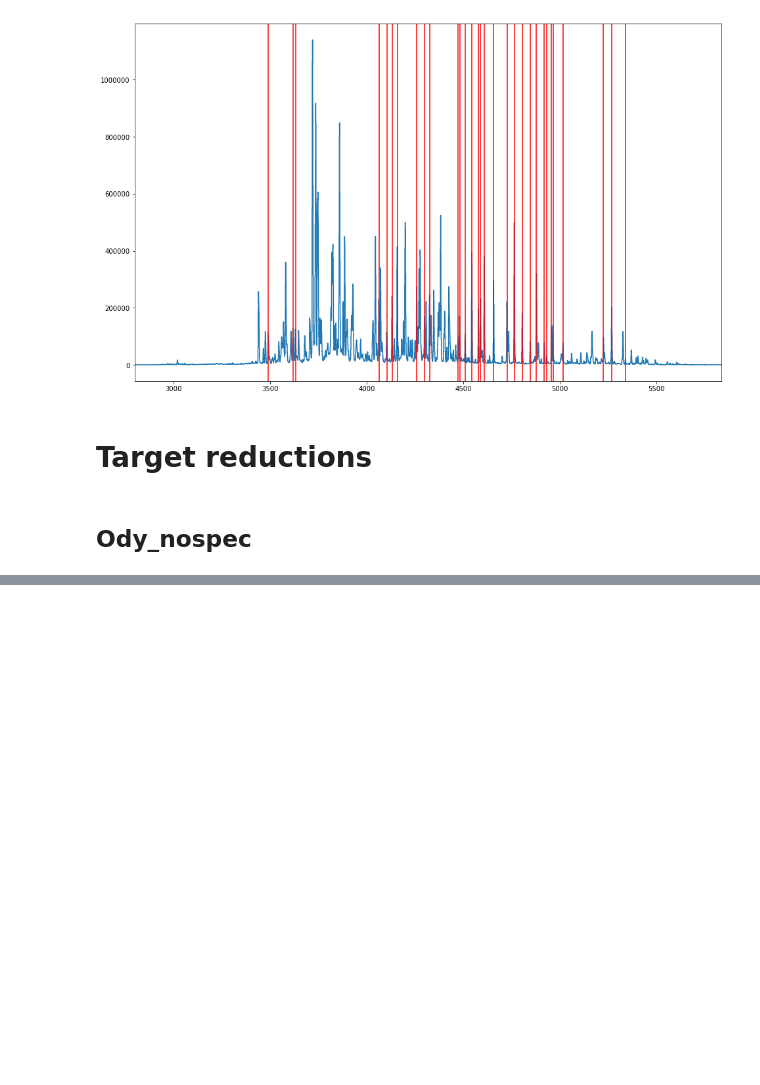
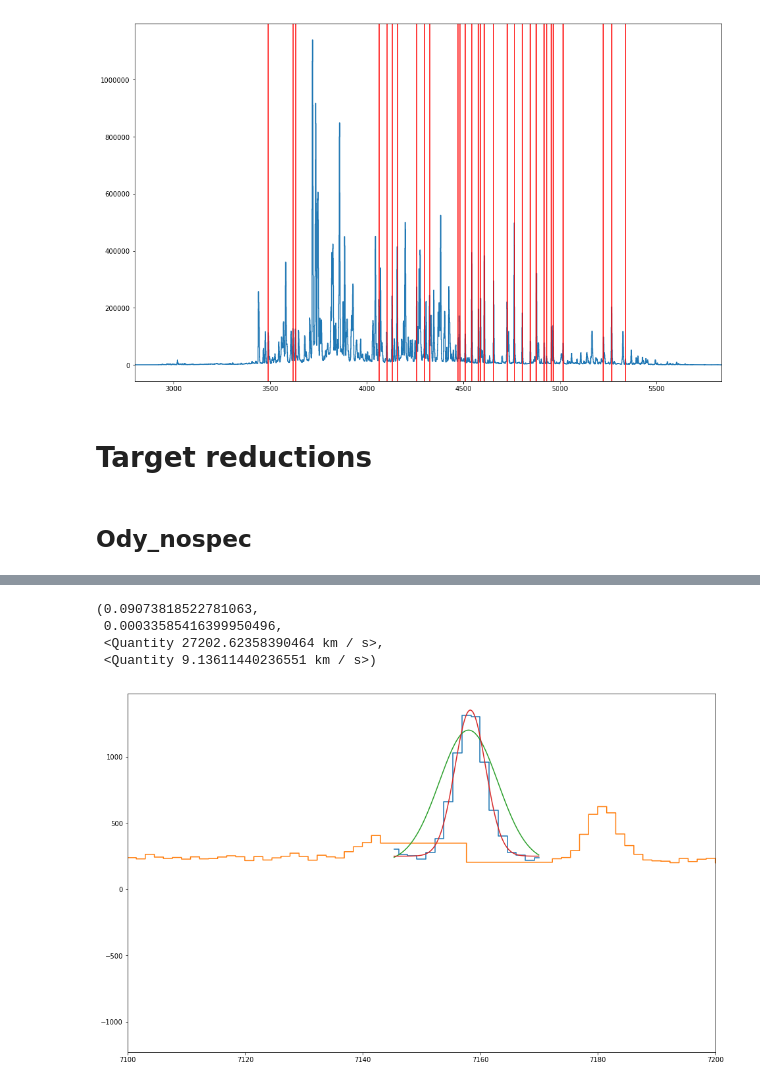
Before and after one commit to deerow22/data_reduction_scrap, a Jupyter notebook: my data reduction_scrap.ipynb, the cells around one changed output, grey strips where cells are left out. Drawn from its saved outputs; the diff is of its cells as text; code cells hidden in the pictures; blank space fills up the shorter version.

```diff
--- a/my data reduction_scrap.ipynb
+++ b/my data reduction_scrap.ipynb
@@ -424,0 +502,28 @@ bcomb = reduce_dblspec.combine_imgs(bspecs)
+# %%
+# do a rough *fit* for that line:
+
+#setting up model
+line_model0 = modeling.models.Gaussian1D(amplitude=1000, mean=7158, stddev=5) + modeling.models.Const1D(200)
+#One dimensional Gaussian model, One dimensional Constant model(amplitude)
+
+fitmsk = (7145<wl)&(wl <7170) #tells range of wavelength peak trying to fit line to
+f = modeling.fitting.LevMarLSQFitter() #Levenberg-Marquardt algorithm and least squares statistic line fitter (for curves)
+line_model = f(line_model0, wl[fitmsk], flux[fitmsk])#fitting a line based on the models (const&gaussian)
+
+plt.step(wl[fitmsk], flux[fitmsk], where='mid')
+plt.step(wl[~fitmsk], flux[~fitmsk], where='mid') #what does ~ do? same as above line otherwise
+modwl = np.linspace(wl[fitmsk][0], wl[fitmsk][-1], 100)
+plt.plot(modwl, line_model0(modwl))
+plt.plot(modwl, line_model(modwl))
+plt.xlim(7100,7200)
+
+z = line_model.mean_0.value/6562.8 - 1 #calculating redshift of target
+z_percerr = ((line_model.mean_0.value+.2)/6562.8 - 1)/z -1  #.2 is very roughly the RMS error on the dispersion sol'n
+v = (z*cnst.c).to('km/s') #velocity
+z, z_percerr, v, v*z_percerr #printing out redshift, redshift err, velocity, velocity err?
+# %% [output]
+(0.09073818522781063,
+ 0.00033585416399950496,
+ <Quantity 27202.62358390464 km / s>,
+ <Quantity 9.13611440236551 km / s>)
+[figure, added]
```
Also changed, not shown: parts of 9 cells of this notebook.
